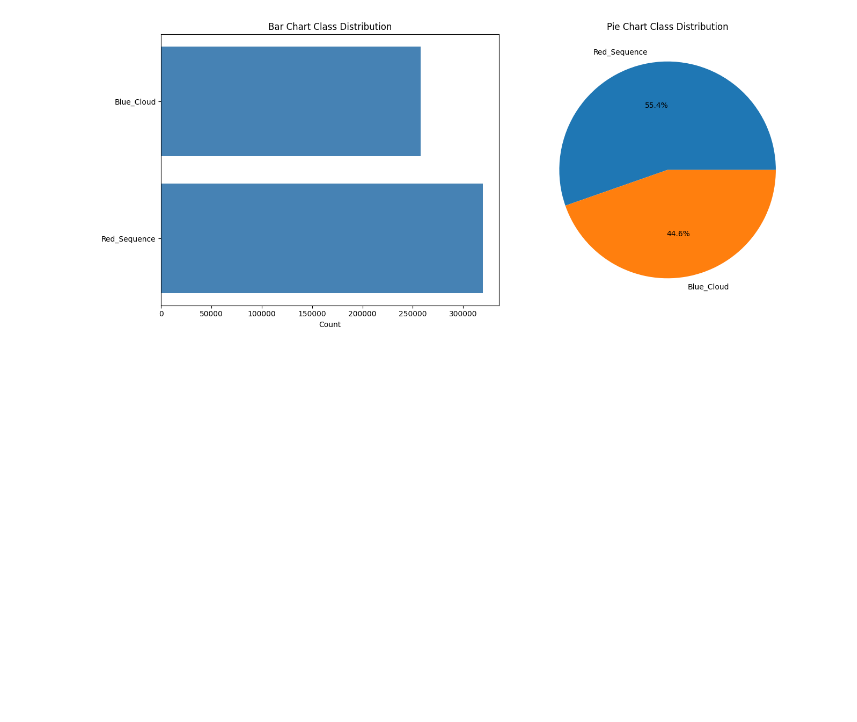
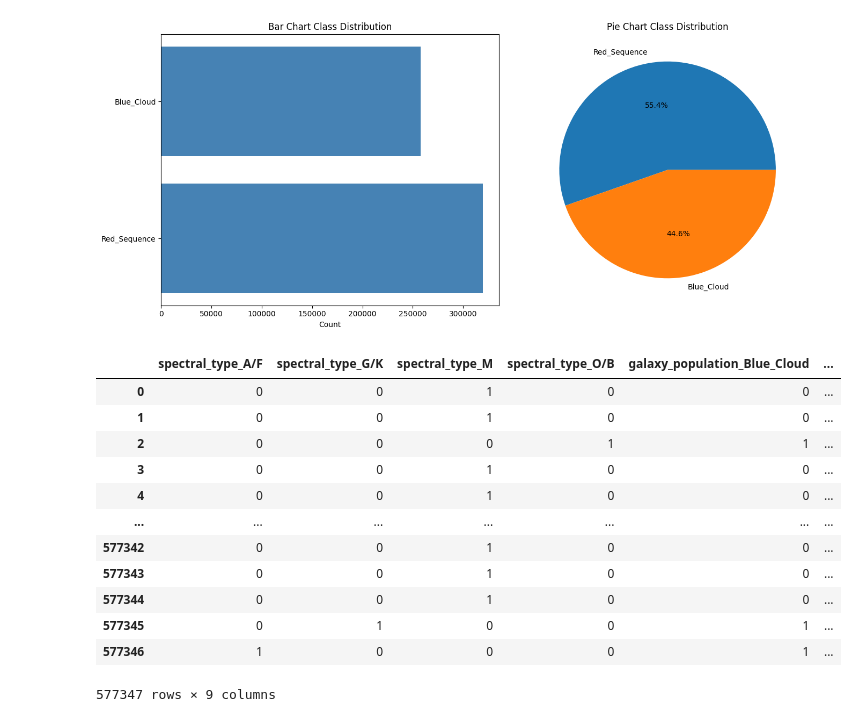
Before and after one commit to abdubakr77/predicting-stellar-class, a Jupyter notebook: notebooks_AB/01_eda.ipynb, the cells around one changed output. Saved outputs shown, nothing was run; the diff lists cells and outputs as text; code cells hidden in the pictures; blank space fills up the shorter version.

```diff
--- a/notebooks_AB/01_eda.ipynb
+++ b/notebooks_AB/01_eda.ipynb
@@ -160,3 +160,20 @@ show_count_plots(train_df,'spectral_type')
 show_count_plots(train_df,'galaxy_population')
 # %% [output]
 [figure]
+# %%
+train_df_dummies = pd.get_dummies(train_df[train_df.columns[-3:]],dtype=int)
+train_df_dummies
+# %% [output]
+|  | spectral_type_A/F | spectral_type_G/K | spectral_type_M | spectral_type_O/B | galaxy_population_Blue_Cloud | ... |
+| 0 | 0 | 0 | 1 | 0 | 0 | ... |
+| 1 | 0 | 0 | 1 | 0 | 0 | ... |
+| 2 | 0 | 0 | 0 | 1 | 1 | ... |
+| 3 | 0 | 0 | 1 | 0 | 0 | ... |
+| 4 | 0 | 0 | 1 | 0 | 0 | ... |
+| ... | ... | ... | ... | ... | ... | ... |
+| 577342 | 0 | 0 | 1 | 0 | 0 | ... |
+| 577343 | 0 | 0 | 1 | 0 | 0 | ... |
+| 577344 | 0 | 0 | 1 | 0 | 0 | ... |
+| 577345 | 0 | 1 | 0 | 0 | 1 | ... |
+| 577346 | 1 | 0 | 0 | 0 | 1 | ... |
+577347 rows × 9 columns
```
Also changed, not shown: parts of 6 cells of this notebook.
